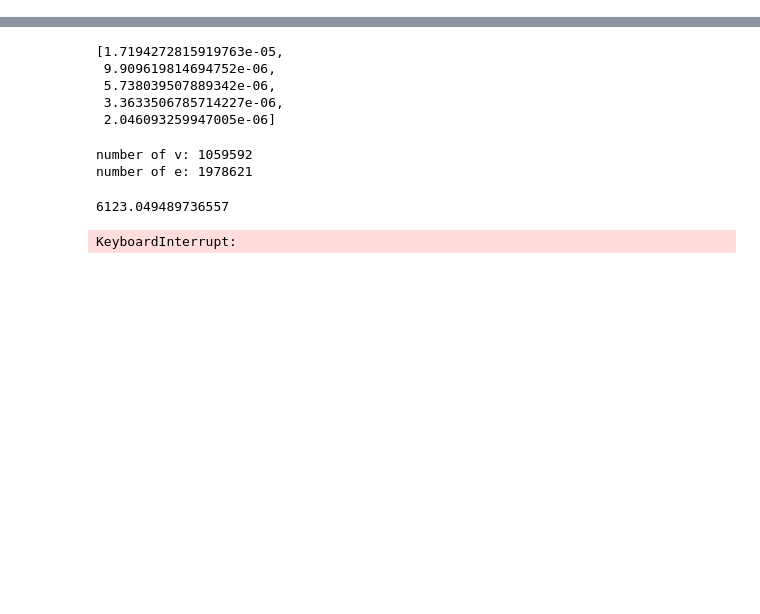
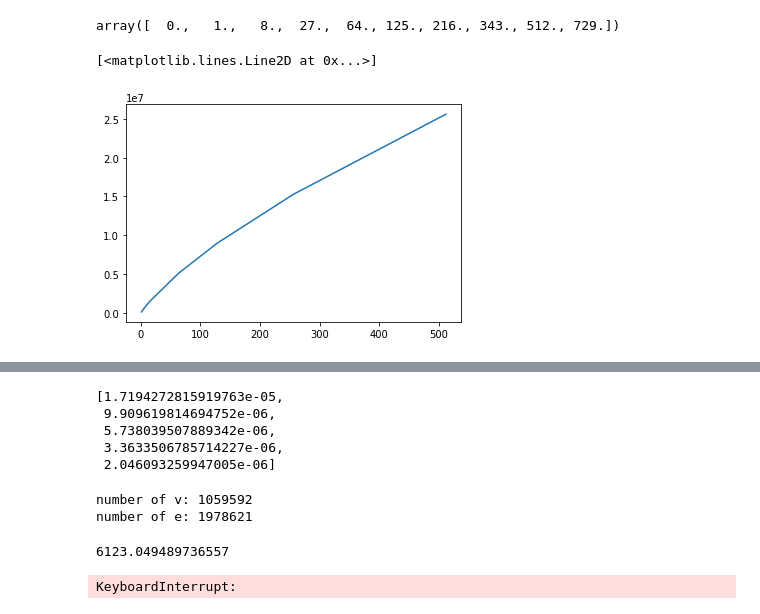
Before and after one commit to antaressgzz/502-web-graph, a Jupyter notebook: web_graph.ipynb, the cells around one changed output, grey strips where cells are left out. Saved outputs shown, nothing was run; the diff lists cells and outputs as text; code cells hidden in the pictures; blank space fills up the shorter version.

```diff
--- a/web_graph.ipynb
+++ b/web_graph.ipynb
@@ -31,8 +29,3 @@ import time
 # %%
 sc = spark.sparkContext
 sc.setCheckpointDir('.')
-# %%
-df10 = spark.read.load(path_list('s3://502lab3/proj20', [10])[0],
-                     format="csv", sep="\t", inferSchema="true", header="false")
-df20 = spark.read.load(path_list('s3://502lab3/proj20', [20])[0],
-                     format="csv", sep="\t", inferSchema="true", header="false")
@@ -99,3 +93,7 @@ def density(path='test', size=[1,2,4,8]):
 def lpa():
 
     return None
+# %%
+start = time.time()
+d = build_graphs('s3://502lab3/proj512', [1,2,4,8,16,32,64,128,256,512])
+time.time() - start
@@ -101,0 +112,12 @@ def lpa():
+# %%
+np.log2(size)**3
+# %% [output]
+array([  0.,   1.,   8.,  27.,  64., 125., 216., 343., 512., 729.])
+# %%
+size = [1,2,4,8,16,32,64,128,256,512]
+nes, nvs, nds = evd(d, size)
+# %%
+plt.plot(size, nes)
+# %% [output]
+[<matplotlib.lines.Line2D at 0x...>]
+[figure, added]
```
Also changed, not shown: parts of 15 cells of this notebook.
